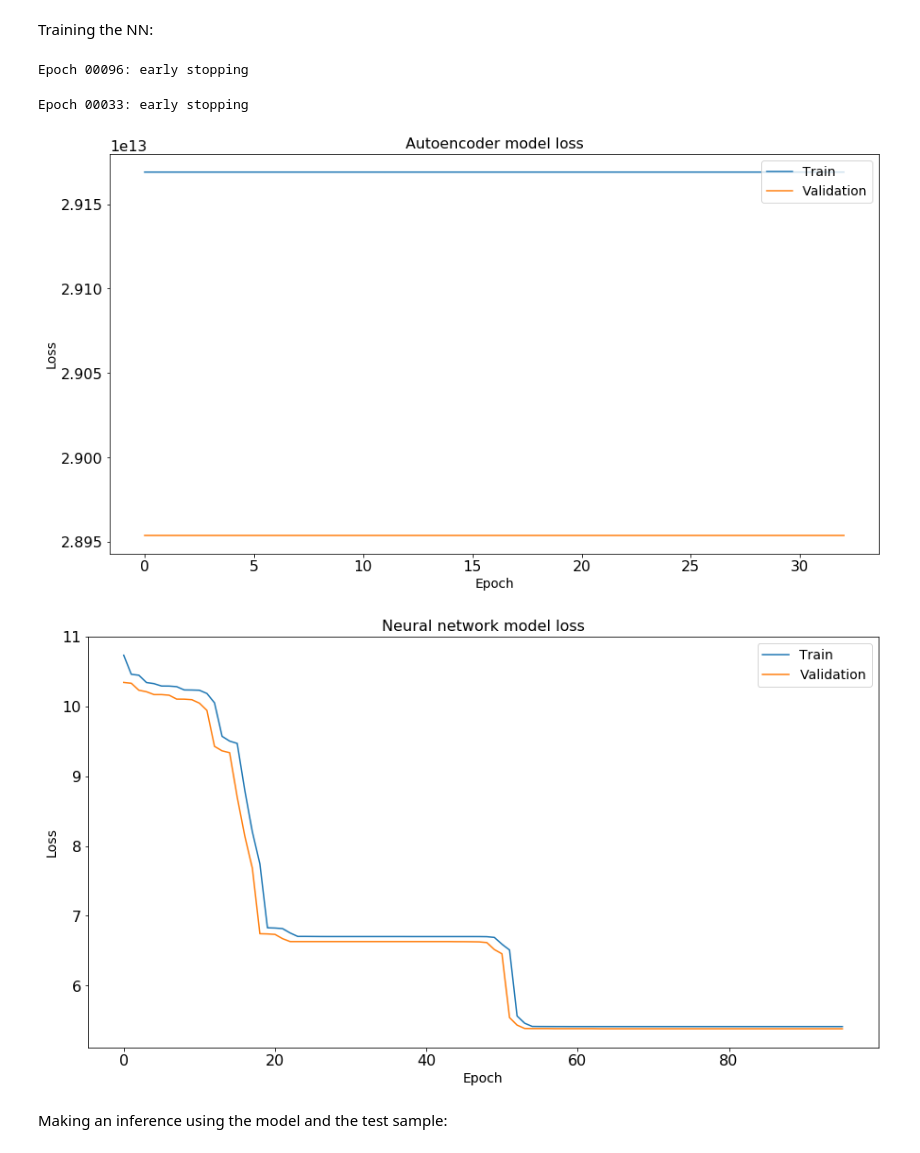
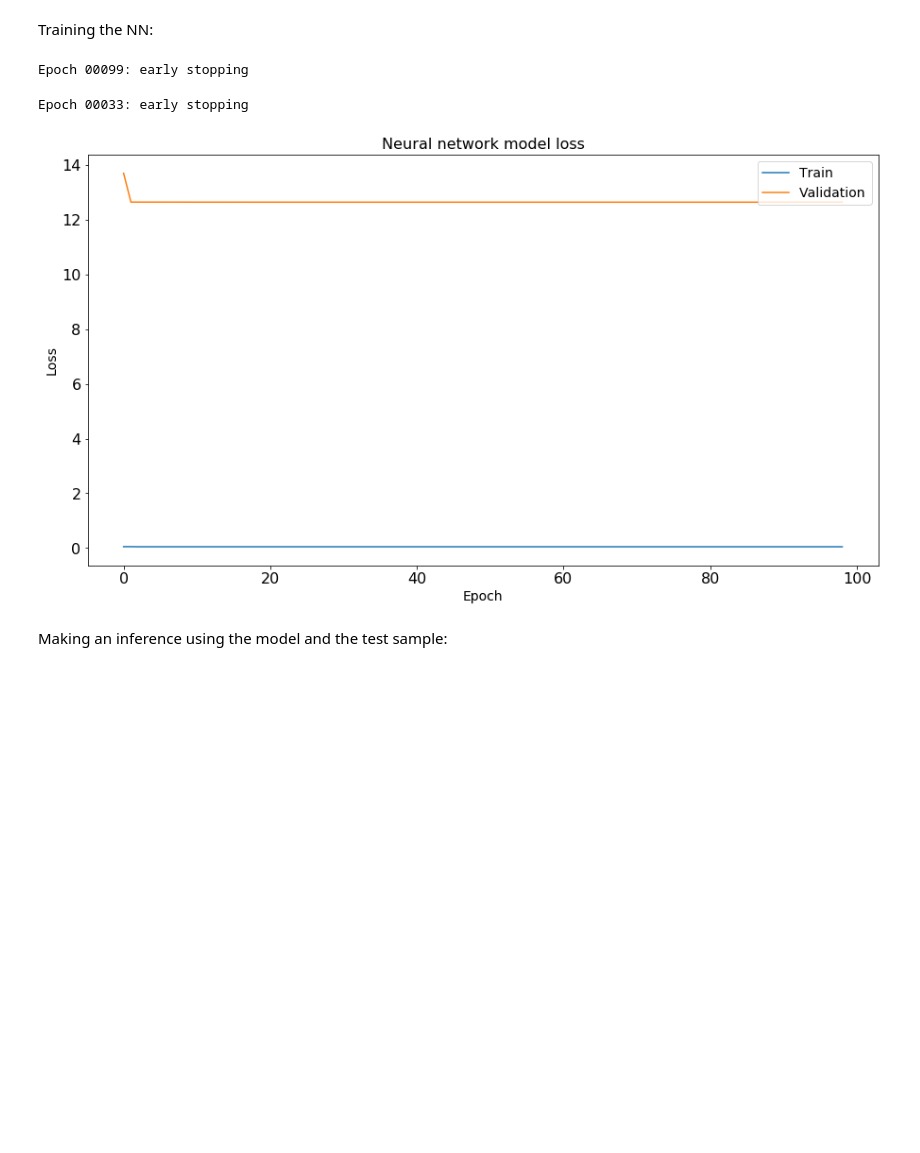
Before and after one commit to merveince92/RPCTriggerRateMonitoringWithML, a Jupyter notebook: inst_lumi_extractor.ipynb, the cells around one changed output. Drawn from its saved outputs; the diff is of its cells as text; code cells hidden in the pictures; blank space fills up the shorter version.

```diff
--- a/inst_lumi_extractor.ipynb
+++ b/inst_lumi_extractor.ipynb
@@ -526,7 +597,9 @@ print len(normalies), len(anomalies)
 # %%
-rule = (normalies["wheel"] == 1) & (normalies["sector"] == 10) & (normalies["time"] == "2017-11-03 13:10:13.317721")
-print normalies[rule]
+rule = (normalies["wheel"] == -1) & (normalies["sector"] == 3) & (normalies["station"] == 3)
+print "Normal chimney:"
+print normalies[rule]["content"].iloc[0]
 
-rule = (normalies["wheel"] == 1) & (normalies["sector"] == 4) & (normalies["time"] == "2017-11-03 13:10:13.317721")
-print normalies[rule]
+rule = (normalies["wheel"] == 1) & (normalies["sector"] == 4) & (normalies["station"] == 3)
+print "Anomalous chimney:"
+print normalies[rule]["content"].iloc[0]
 # %% [output]
@@ -550,7 +610,7 @@ print normalies[rule]
 # %%
 def assignScore(df, score):
     temp = df.copy()
-    rule = (temp["wheel"] == 1) & (temp["sector"] == 4) & (temp["station"] == 1)
+    rule = (temp["wheel"] == 1) & (temp["sector"] == 4) & (temp["station"] == 3)
     indexes = temp[rule].index
     #print indexes
     for i in indexes:
@@ -711,3 +733,10 @@ def cae_generate_input():
     return np.array(np.concatenate(normalies_train.content.values)).reshape(-1, 7)
 
 train_cae = cae_generate_input()
+# %%
+classes_count = sum(train_y)
+print classes_count
+print sum(classes_count)
+classes_count = classes_count/float(sum(classes_count))
+class_weight = {0: classes_count[1], 1: classes_count[0]}
+print(class_weight)
@@ -798,9 +831,9 @@ history_ann = train_nn(ann,
                        keras.losses.categorical_crossentropy,
                        "ann",
                        validation_data=(val_x, val_y),
-                       class_weight=None)
+                       class_weight=class_weight)
 # %% [output]
-Epoch 00096: early stopping
+Epoch 00099: early stopping
 # %%
 history_cae = train_nn(cae,
                        train_cae,
@@ -814,19 +847,18 @@ Epoch 00033: early stopping
 # %%
 def plot_training_loss(data, title):
     """Plots the training and validation loss"""
     plt.figure()
     plt.xlabel("Epoch")
     plt.ylabel("Loss")
     plt.title(title)
     plt.plot(data["loss"])
     plt.plot(data["val_loss"])
     plt.legend(["Train", "Validation"], loc="upper right")
     plt.show();
 
-plot_training_loss(history_cae.history, "Autoencoder model loss")
 plot_training_loss(history_ann.history, "Neural network model loss")
+#plot_training_loss(history_cae.history, "Autoencoder model loss")
 # %% [output]
-[figure, old version]
+[figure, new version]
-[figure, removed]
 # %% [markdown]
 Making an inference using the model and the test sample:
```
Also changed, not shown: parts of 63 cells of this notebook, 1 other file.
